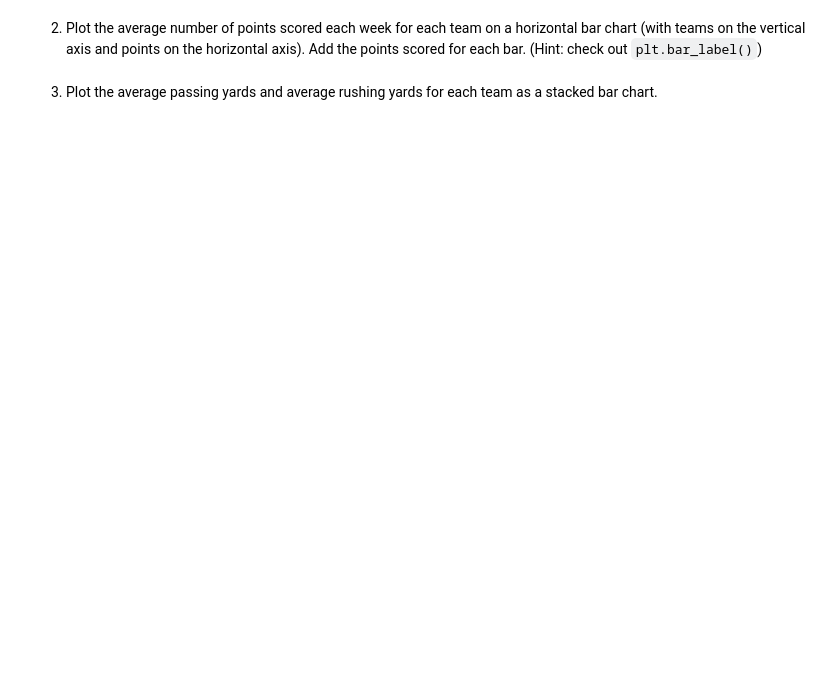
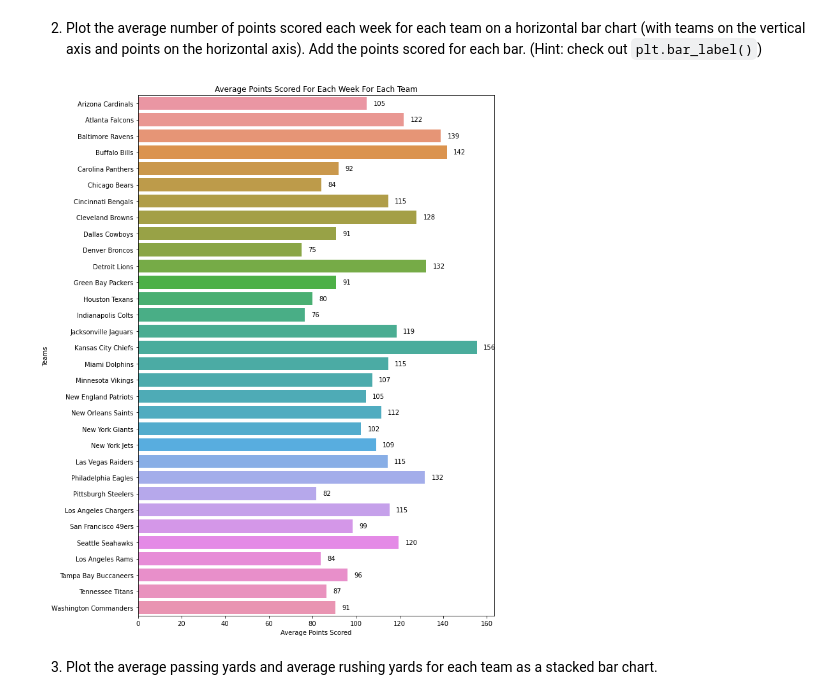
Before and after one commit to sflowers51/CIS277-FA22-Lab6, a Jupyter notebook: Lab6.ipynb, the cells around one changed output. Cells and saved outputs as stored; diff of their text form; code cells hidden in the pictures; blank space fills up the shorter version.

```diff
--- a/Lab6.ipynb
+++ b/Lab6.ipynb
@@ -21,0 +31,13 @@ df.head()
+# %%
+week3.insert(2, "Week", 3)
+week4.insert(2,"Week",4)
+week5.insert(2,"Week",5)
+week6.insert(2,"Week",6)
+week7.insert(2,"Week",7)
+
+#following code used from https://www.statology.org/pandas-merge-multiple-dataframes/
+someDf = pd.concat([week3,week4,week5,week6,week7])
+
+df = teams.merge(someDf, on="team")
+df.columns = ['ID',"team",'Abbreviation','Conference','Division',"rank","Week","games","points_scored","total_yards","offensive_plays","yards_per_play","turnovers_lost","fumbles_lost","first_downs","passes_completed","passes_attempted","passing_yards","passing_touchdowns","passing_interceptions","net_yards_per_pass_attempt","passing_first_downs","rushing_attempts","rushing_yards","rushing_touchdowns","rushing_yards_per_attempt","rushing_first_downs","penalties","penalty_yards","first_down_penalties","percentage_scoring_drives","percentage_turnover_drives","expected_points"]
+df
@@ -22,4 +58,24 @@ df.head()
 # %% [markdown]
 2. Plot the average number of points scored each week for each team on a horizontal bar chart (with teams on the vertical axis and points on the horizontal axis). Add the points scored for each bar. (Hint: check out `plt.bar_label()`)
+# %%
+plt.figure(figsize=(10,15))
+ax = sns.barplot(x='points_scored', y = 'team', data= df, orient='h',ci=None);
+# label each bar in barplot
+
+#following code found at https://medium.com/swlh/quick-guide-to-labelling-data-for-common-seaborn-plots-736e10bf14a9
+for p in ax.patches:
+ height = p.get_height() # height of each horizontal bar is the same
+ width = p.get_width() # width (average number of passengers)
+ # adding text to each bar
+ ax.text(x = width+3, # x-coordinate position of data label, padded 3 to right of bar
+ y = p.get_y()+(height/2), # # y-coordinate position of data label, padded to be in the middle of the bar
+ s = '{:.0f}'.format(width), # data label, formatted to ignore decimals
+ va = 'center') # sets vertical alignment (va) to center
+
+plt.xlabel("Average Points Scored")
+plt.ylabel("Teams")
+plt.title('Average Points Scored For Each Week For Each Team');
+# %% [output]
+[figure, added]
 # %% [markdown]
 3. Plot the average passing yards and average rushing yards for each team as a stacked bar chart.
```
Also changed, not shown: parts of 11 cells of this notebook.
